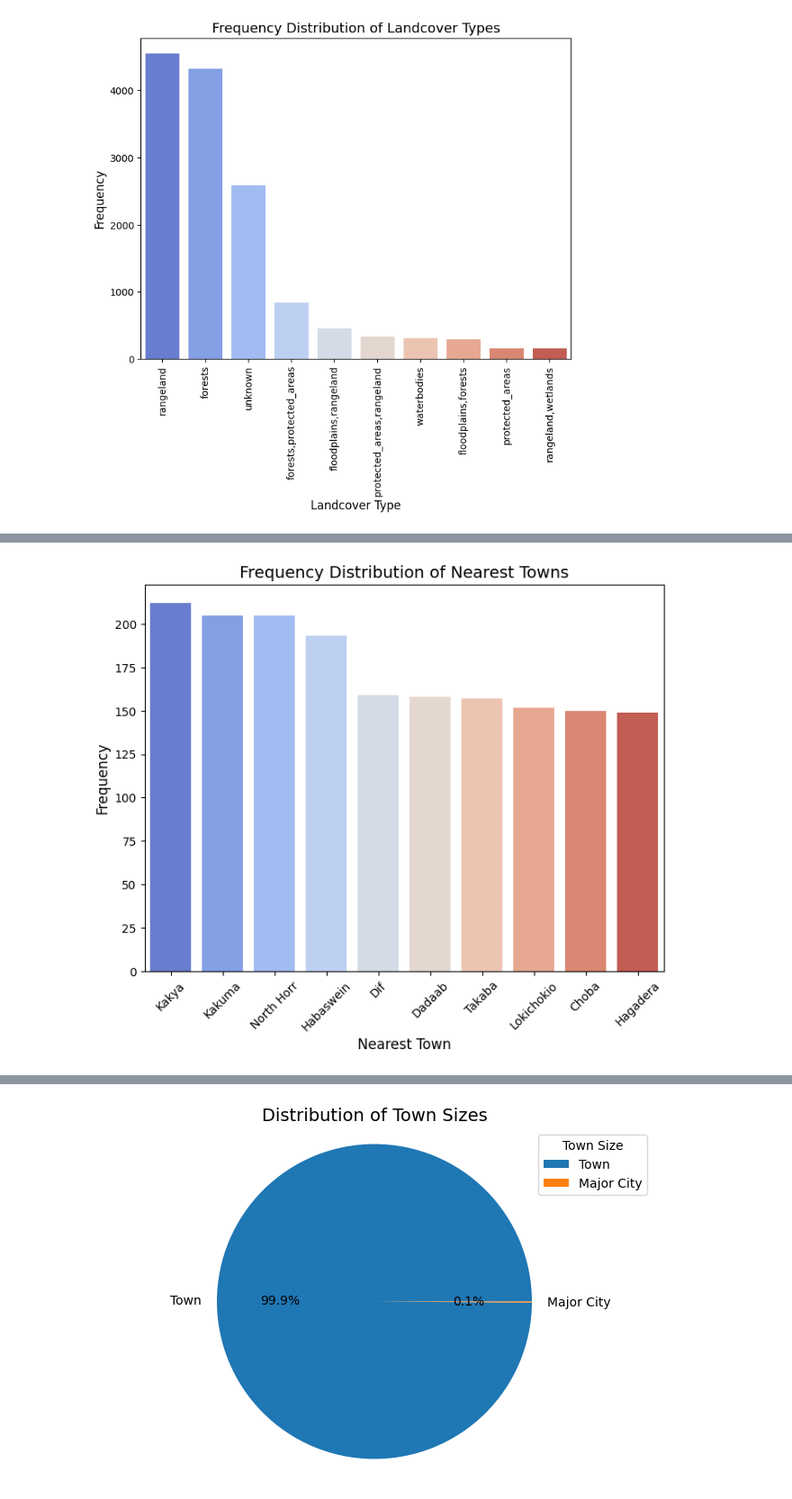
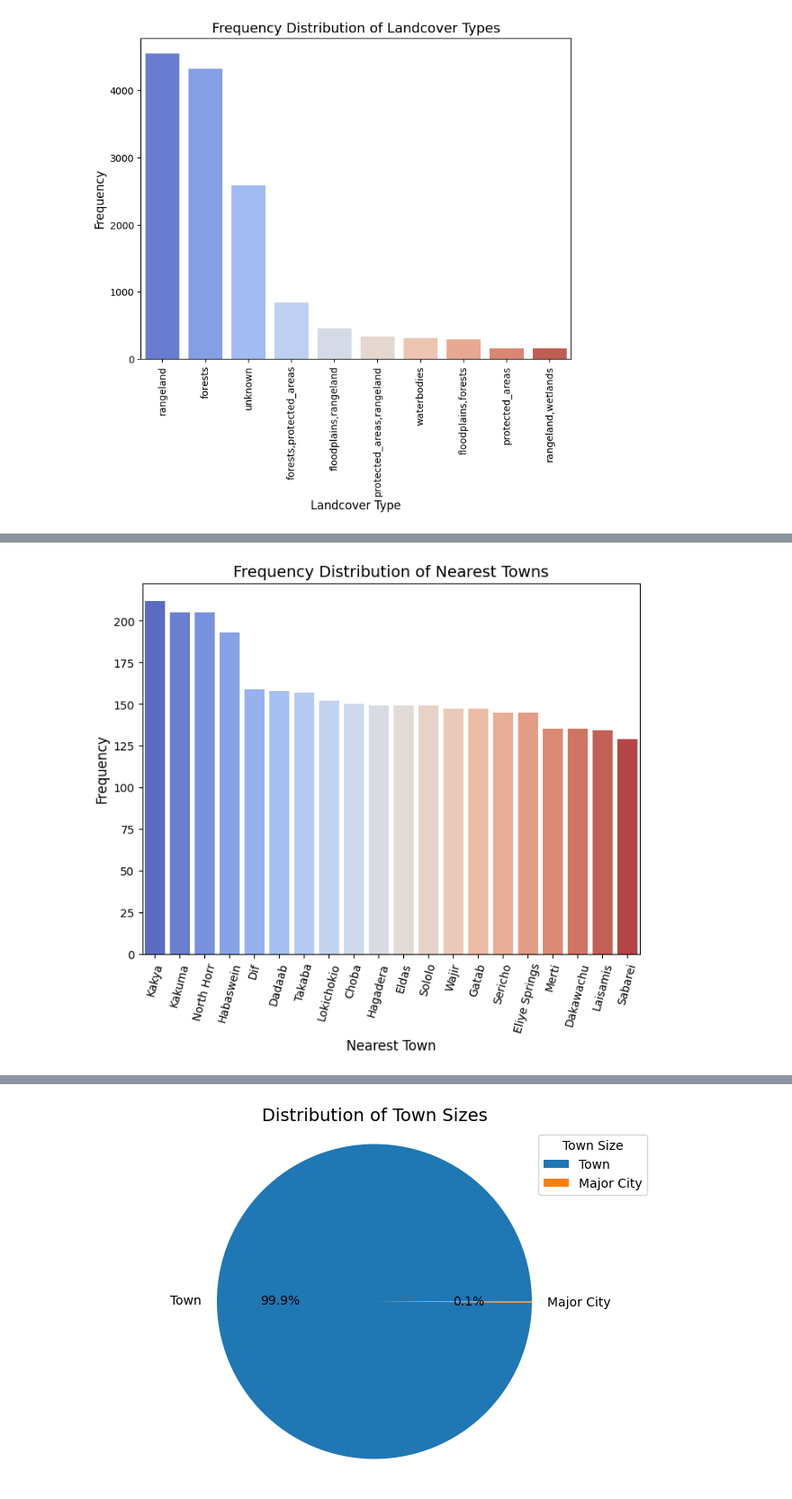
Before and after one commit to kennethnyangweso/Flood-Risk-Analysis-with-GIS, a Jupyter notebook: Exploratory Data Analysis Notebook.ipynb, the cells around one changed output, grey strips where cells are left out. Shown at 90% size. Saved outputs shown, nothing was run; the diff lists cells and outputs as text; code cells hidden in the pictures.

```diff
--- a/Exploratory Data Analysis Notebook.ipynb
+++ b/Exploratory Data Analysis Notebook.ipynb
@@ -105,12 +129,12 @@ plt.show()
 # %%
 # Distribution of Top Nearest Towns
-nearest_towns_counts = df['nearest_town'].value_counts().head(10)  # Get the top 10 nearest towns
+nearest_towns_counts = df['nearest_town'].value_counts().head(20)  # Get the top 20 nearest towns
 plt.figure(figsize=(8, 6))
 sns.barplot(x=nearest_towns_counts.index, y=nearest_towns_counts.values, palette='coolwarm')
 plt.xlabel('Nearest Town', fontsize=12)
 plt.ylabel('Frequency', fontsize=12)
 plt.title('Frequency Distribution of Nearest Towns', fontsize=14)
-plt.xticks(rotation=45)
+plt.xticks(rotation=75)
 plt.show()
 # %% [output]
-[figure, old version]
+[figure, new version]
```
Also changed, not shown: parts of 28 cells of this notebook.
